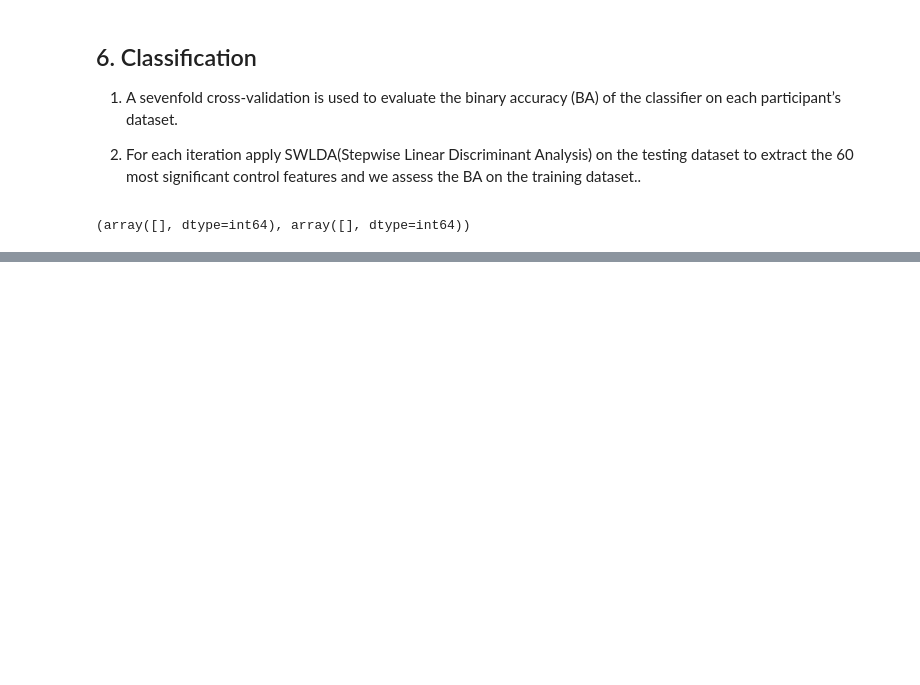
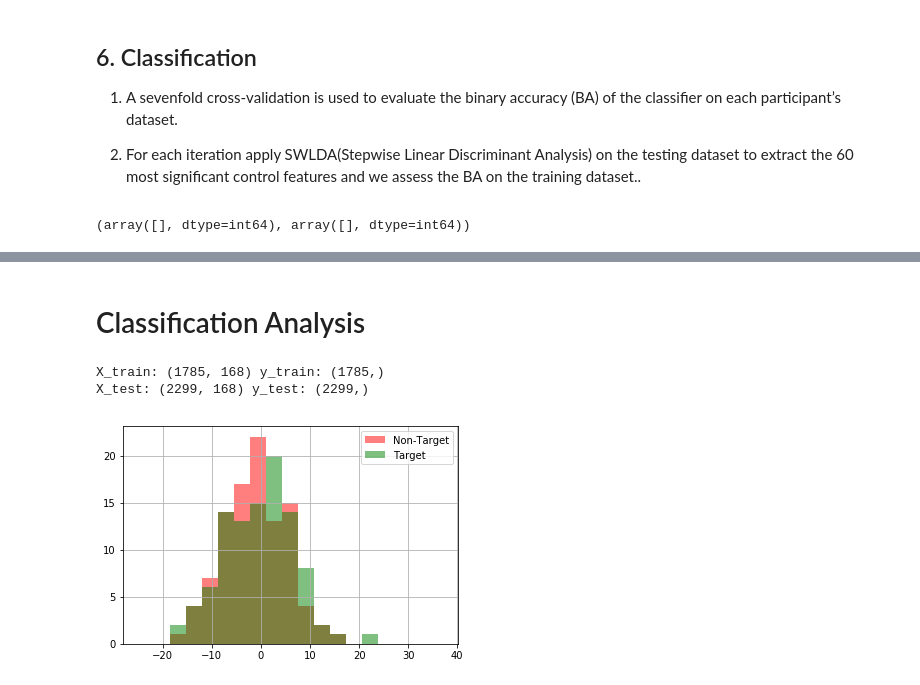
Before and after one commit to zuhairmhtb/P300SpellerBasedEEGClassification, a Jupyter notebook: Publications/EEGClassification.ipynb, the cells around one changed output, grey strips where cells are left out. Drawn from its saved outputs; the diff is of its cells as text; code cells hidden in the pictures; blank space fills up the shorter version.

Commit message:
EEGClassification Analysis updated

```diff
--- a/Publications/EEGClassification.ipynb
+++ b/Publications/EEGClassification.ipynb
@@ -703,0 +713,2 @@ Accuracy: 82.16%
+# %% [markdown]
+# Classification Analysis
@@ -703,0 +725,49 @@ Accuracy: 82.16%
+# %%
+
+# Split Train and Test data
+# Total number of runs = 7
+# Total number of trials per run = 5
+# Total number of signals = 4165
+
+# Therefore, number of signals per trial = 4165/(7*5) = 119
+
+# Train data = 3 runs = (3x5) or 15 trials = (15x119) or 1785 signals
+# Test data = (4165-1785) or 2380 signals = (2380/119) or 20 trials
+
+train_size = 1785
+extracted_features = 60
+sc = StandardScaler()
+
+y = feature_lab.copy()  # Label for the dataset
+
+X_train, X_test, y_train, y_test = X[:train_size, :], X[train_size:, :], y[:train_size], y[train_size:]
+X_train, y_train = shuffle(X_train, y_train)
+X_train = sc.fit_transform(X_train)
+X_test = sc.transform(X_test)
+X_test, y_test = shuffle(X_test, y_test)
+print("X_train: " + str(X_train.shape) + " y_train: " + str(y_train.shape))
+print("X_test: " + str(X_test.shape) + " y_test: " + str(y_test.shape))
+# %% [output]
+X_train: (1785, 168) y_train: (1785,)
+X_test: (2299, 168) y_test: (2299,)
+# %%
+
+# Plot Histogram for features of both class
+feature_no = 30
+# set bin sizes
+min_b = math.floor(np.min(X[:,feature_no]))
+max_b = math.ceil(np.max(X[:,feature_no]))
+bins = np.linspace(min_b, max_b, 20)
+plt.close(7)
+fig7 = plt.figure(7)
+plt.clf()
+
+
+plt.subplot(2, 1, 2)
+plt.hist(X[y==1, feature_no][:100], bins=bins, color='red', alpha=0.5, label='Non-Target')
+plt.hist(X[y==2, feature_no][:100], bins=bins, color='green', alpha=0.5, label='Target')
+plt.legend()
+plt.grid()
+plt.show()
+# %% [output]
+[figure, added]
```
Also changed, not shown: parts of 12 cells of this notebook.
